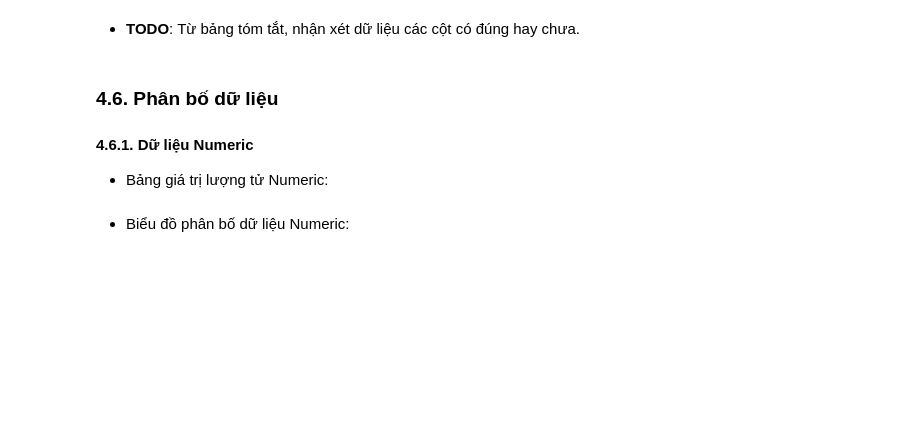
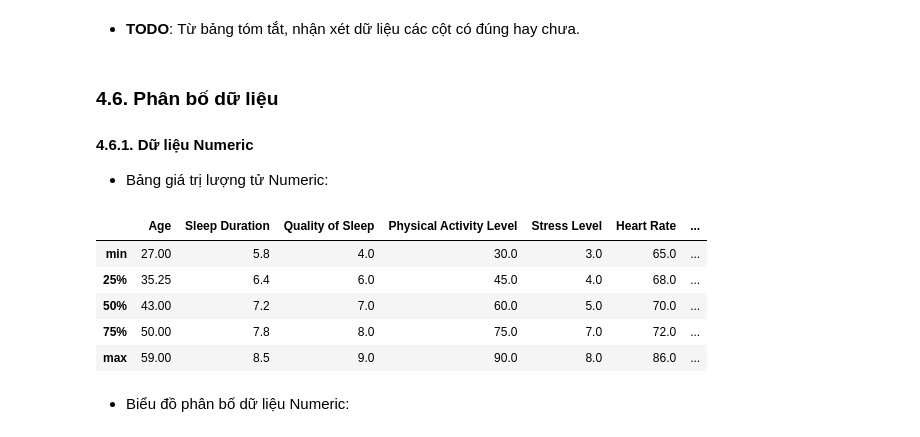
Before and after one commit to khiemnguyen812/Final_Prj_CSC17104_21KHDL1, a Jupyter notebook: Notebook.ipynb, the cells around one changed output. Saved outputs shown, nothing was run; the diff lists cells and outputs as text; code cells hidden in the pictures; blank space fills up the shorter version.

```diff
--- a/Notebook.ipynb
+++ b/Notebook.ipynb
@@ -89,8 +152,26 @@ print("Dữ liệu có duplicate? :", is_duplicated)
 # %%
 # TODO: Tính giá trị lượng tử (min, 25%, 50%, 75%, max) của từng cột Numeric, lưu vào 'numeric_col_profile'
 # 'numeric_col_profile' là 1 dataframe có col là các cột của df, index là 5 giá trị lượng tử
 
+
+# Lọc ra các cột numeric
+numeric_columns = df.select_dtypes(include=['float64', 'int64'])
+
+# Tính giá trị lượng tử (min, 25%, 50%, 75%, max) cho mỗi cột numeric
+def calculate_quantiles(column):
+    return pd.Series(np.percentile(column, [0, 25, 50, 75, 100]), index=['min', '25%', '50%', '75%', 'max'])
+
+numeric_col_profile = numeric_columns.apply(calculate_quantiles)
+
+# Hiển thị DataFrame mới
 numeric_col_profile
+# %% [output]
+|  | Age | Sleep Duration | Quality of Sleep | Physical Activity Level | Stress Level | Heart Rate | ... |
+| min | 27.00 | 5.8 | 4.0 | 30.0 | 3.0 | 65.0 | ... |
+| 25% | 35.25 | 6.4 | 6.0 | 45.0 | 4.0 | 68.0 | ... |
+| 50% | 43.00 | 7.2 | 7.0 | 60.0 | 5.0 | 70.0 | ... |
+| 75% | 50.00 | 7.8 | 8.0 | 75.0 | 7.0 | 72.0 | ... |
+| max | 59.00 | 8.5 | 9.0 | 90.0 | 8.0 | 86.0 | ... |
 # %% [markdown]
 - Biểu đồ phân bố dữ liệu Numeric:
 # %%
```
Also changed, not shown: parts of 12 cells of this notebook.
